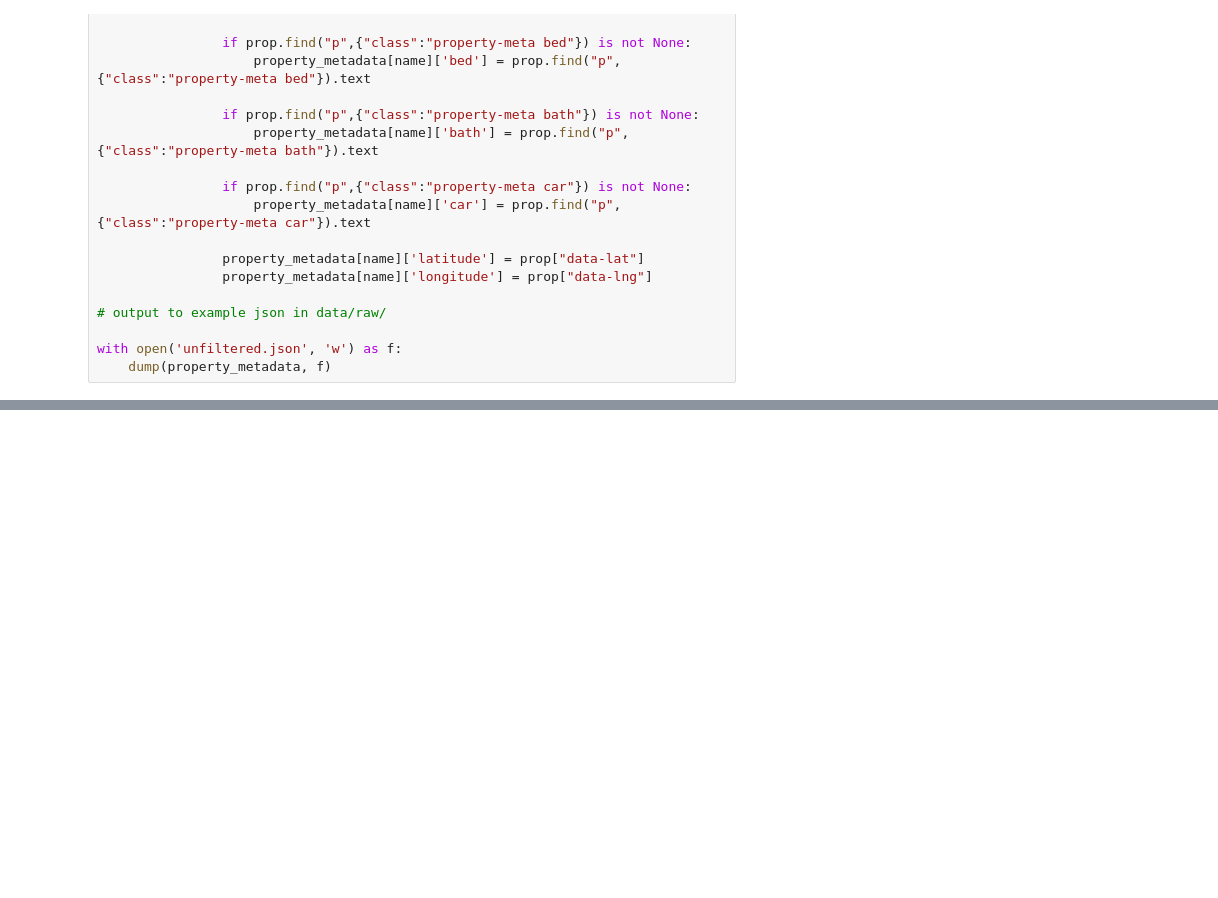
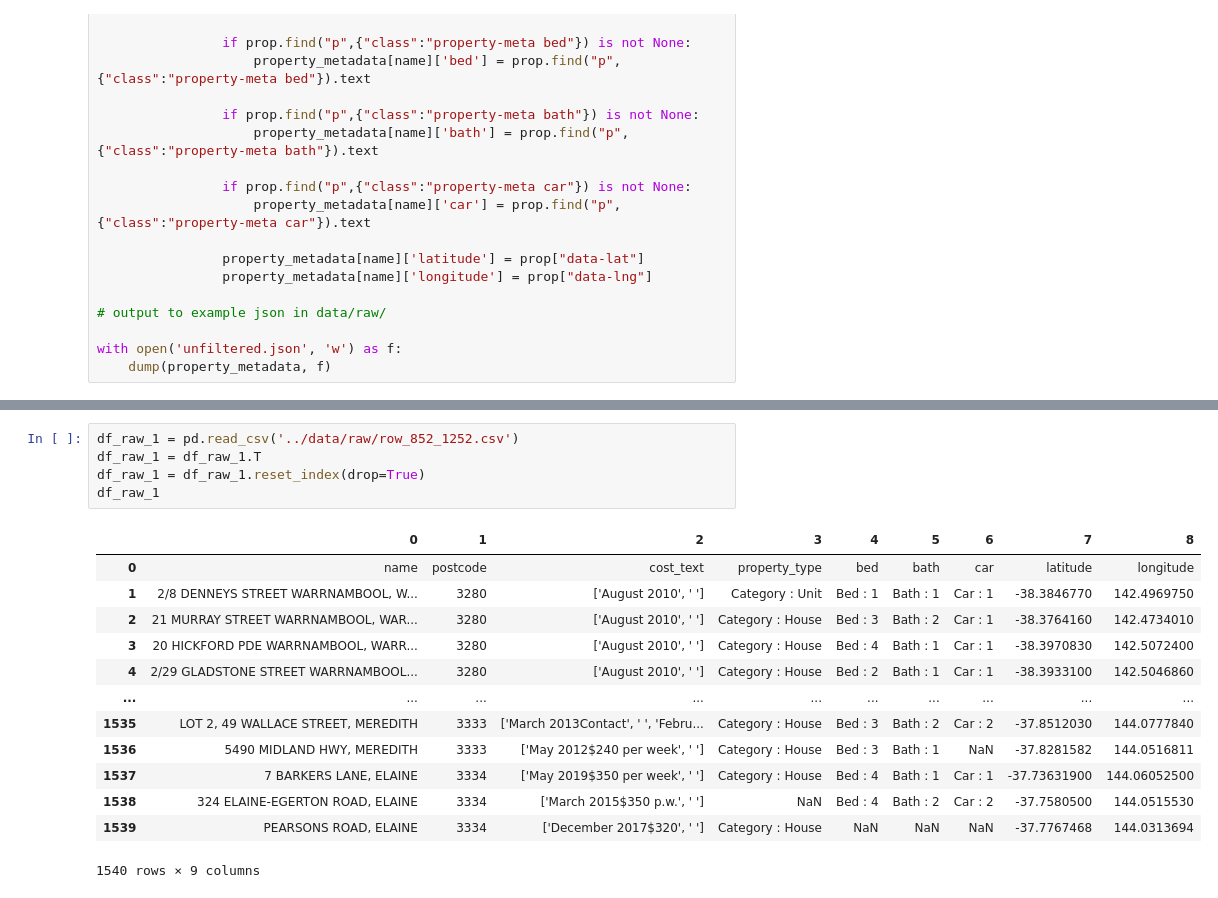
Before and after one commit to MAST30034-Applied-Data-Science/generic-real-estate-consulting-project-group-60, a Jupyter notebook: notebooks/old_list_scapper.ipynb, the cells around one changed output, grey strips where cells are left out. Saved outputs shown, nothing was run; the diff lists cells and outputs as text; blank space fills up the shorter version.

```diff
--- a/notebooks/old_list_scapper.ipynb
+++ b/notebooks/old_list_scapper.ipynb
@@ -196,3 +196,22 @@ df_raw
 | 15893 | G42, 658-660 BLACKBURN ROAD, NOTT... | 3168 | [July 2022$350, ] | Category : House | NaN | NaN | -37.90476001 | 145.1426001 | Car : 1 |
 | 15894 | 11 PARKLAND PLACE, NOTTING HILL | 3168 | [July 2022$500 per week, , Novemb... | Category : Townhouse | Bed : 2 | Bath : 2 | -37.9053864002 | 145.1448686002 | Car : 2 |
 15895 rows × 9 columns
+# %%
+df_raw_1 = pd.read_csv('../data/raw/row_852_1252.csv')
+df_raw_1 = df_raw_1.T
+df_raw_1 = df_raw_1.reset_index(drop=True)
+df_raw_1
+# %% [output]
+|  | 0 | 1 | 2 | 3 | 4 | 5 | 6 | 7 | 8 |
+| 0 | name | postcode | cost_text | property_type | bed | bath | car | latitude | longitude |
+| 1 | 2/8 DENNEYS STREET WARRNAMBOOL, W... | 3280 | ['August 2010', ' '] | Category : Unit | Bed : 1 | Bath : 1 | Car : 1 | -38.3846770 | 142.4969750 |
+| 2 | 21 MURRAY STREET WARRNAMBOOL, WAR... | 3280 | ['August 2010', ' '] | Category : House | Bed : 3 | Bath : 2 | Car : 1 | -38.3764160 | 142.4734010 |
+| 3 | 20 HICKFORD PDE WARRNAMBOOL, WARR... | 3280 | ['August 2010', ' '] | Category : House | Bed : 4 | Bath : 1 | Car : 1 | -38.3970830 | 142.5072400 |
+| 4 | 2/29 GLADSTONE STREET WARRNAMBOOL... | 3280 | ['August 2010', ' '] | Category : House | Bed : 2 | Bath : 1 | Car : 1 | -38.3933100 | 142.5046860 |
+| ... | ... | ... | ... | ... | ... | ... | ... | ... | ... |
+| 1535 | LOT 2, 49 WALLACE STREET, MEREDITH | 3333 | ['March 2013Contact', ' ', 'Febru... | Category : House | Bed : 3 | Bath : 2 | Car : 2 | -37.8512030 | 144.0777840 |
+| 1536 | 5490 MIDLAND HWY, MEREDITH | 3333 | ['May 2012$240 per week', ' '] | Category : House | Bed : 3 | Bath : 1 | NaN | -37.8281582 | 144.0516811 |
+| 1537 | 7 BARKERS LANE, ELAINE | 3334 | ['May 2019$350 per week', ' '] | Category : House | Bed : 4 | Bath : 1 | Car : 1 | -37.73631900 | 144.06052500 |
+| 1538 | 324 ELAINE-EGERTON ROAD, ELAINE | 3334 | ['March 2015$350 p.w.', ' '] | NaN | Bed : 4 | Bath : 2 | Car : 2 | -37.7580500 | 144.0515530 |
+| 1539 | PEARSONS ROAD, ELAINE | 3334 | ['December 2017$320', ' '] | Category : House | NaN | NaN | NaN | -37.7767468 | 144.0313694 |
+1540 rows × 9 columns
```
Also changed, not shown: parts of 1 cell of this notebook, 5 other files.
